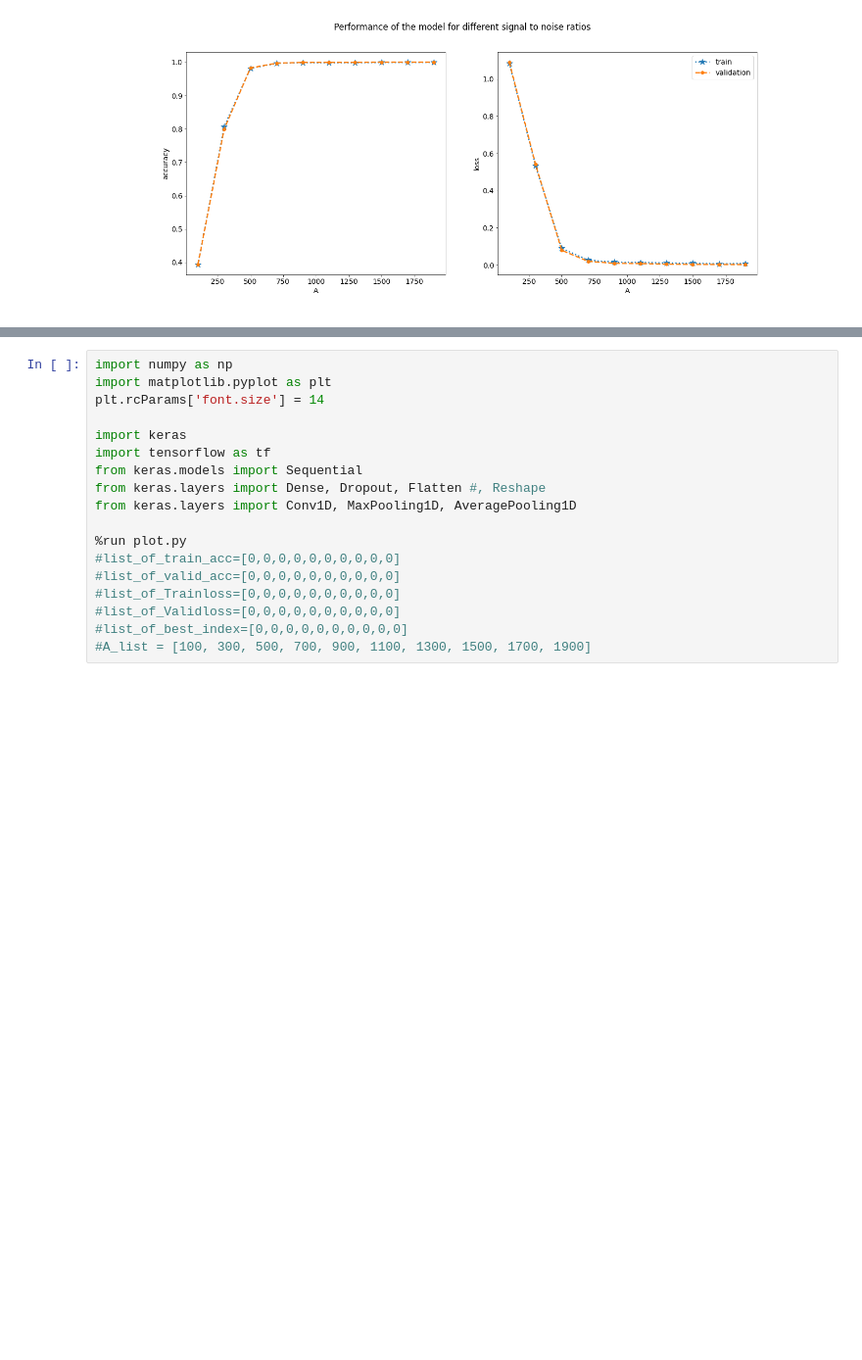
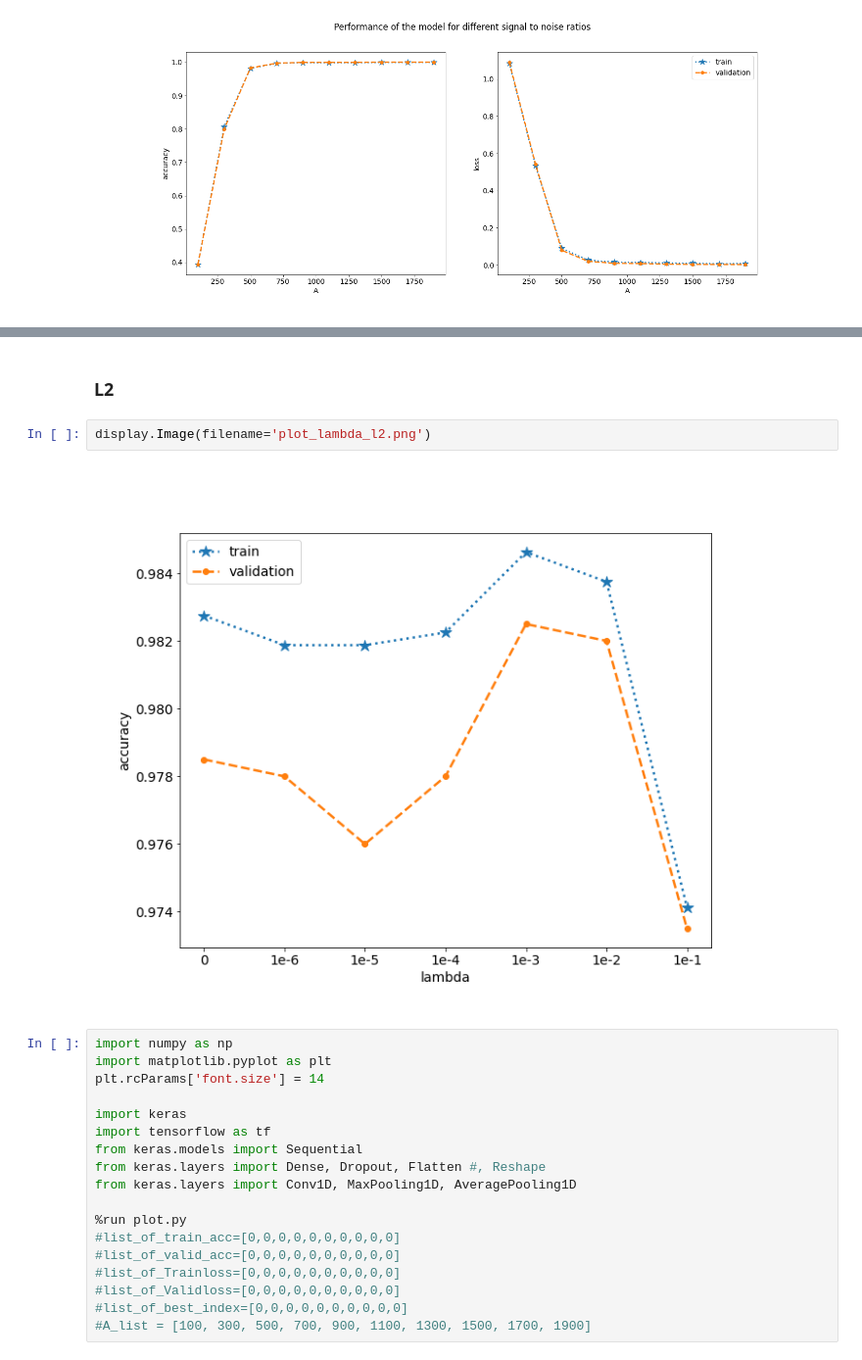
Before and after one commit to AleCapoPhys/Exercise3, a Jupyter notebook: partial_different_signal_to_noise.ipynb, the cells around one changed output, grey strips where cells are left out. Shown at 98% size. Cells and saved outputs as stored; diff of their text form; blank space fills up the shorter version.

```diff
--- a/partial_different_signal_to_noise.ipynb
+++ b/partial_different_signal_to_noise.ipynb
@@ -17,3 +34,9 @@ display.Image(filename='performance_at_last_epoch_different_A.png')
+# %% [markdown]
+### L2
+# %%
+display.Image(filename='plot_lambda_l2.png')
+# %% [output]
+[figure, added]
 # %%
 import numpy as np
 import matplotlib.pyplot as plt
```
Also changed, not shown: parts of 5 cells of this notebook.
